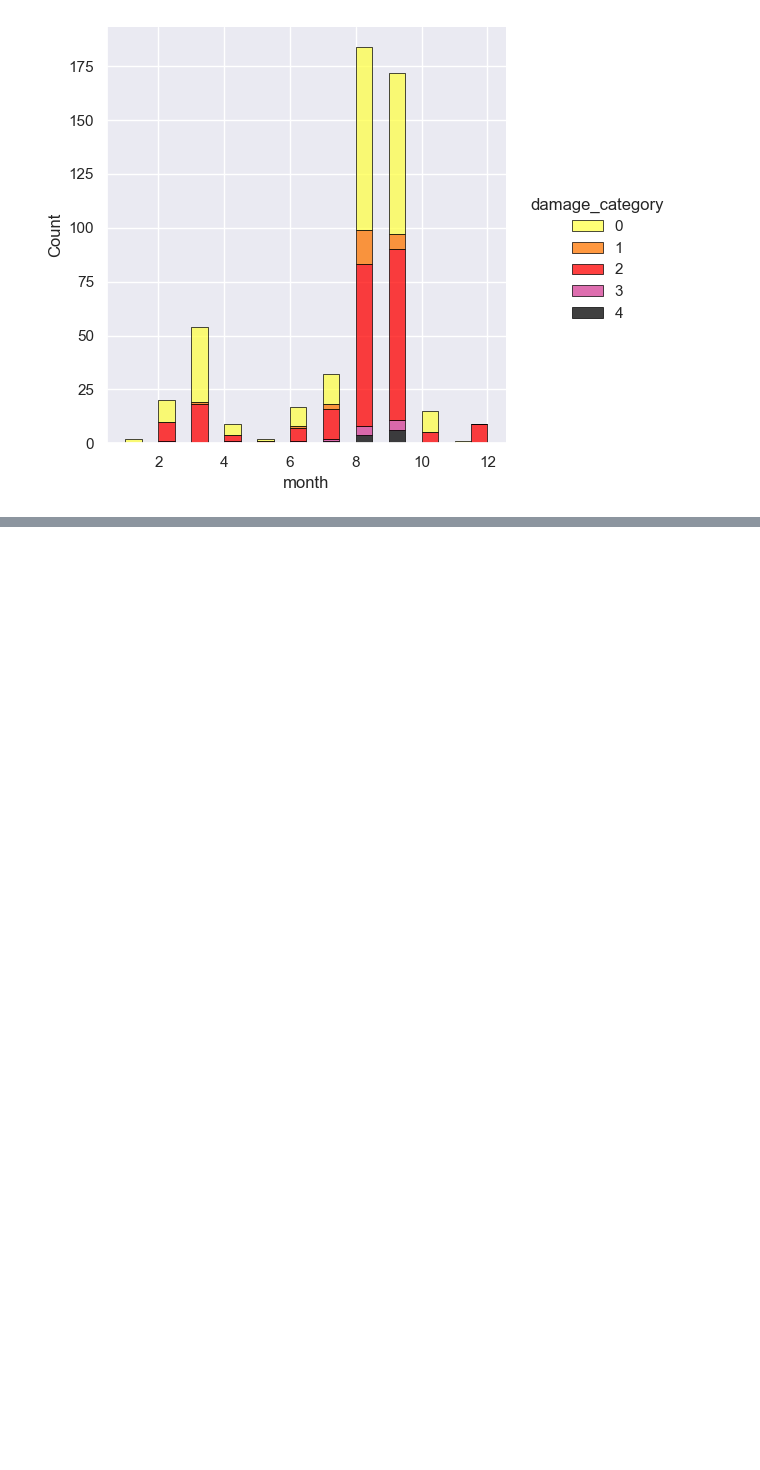
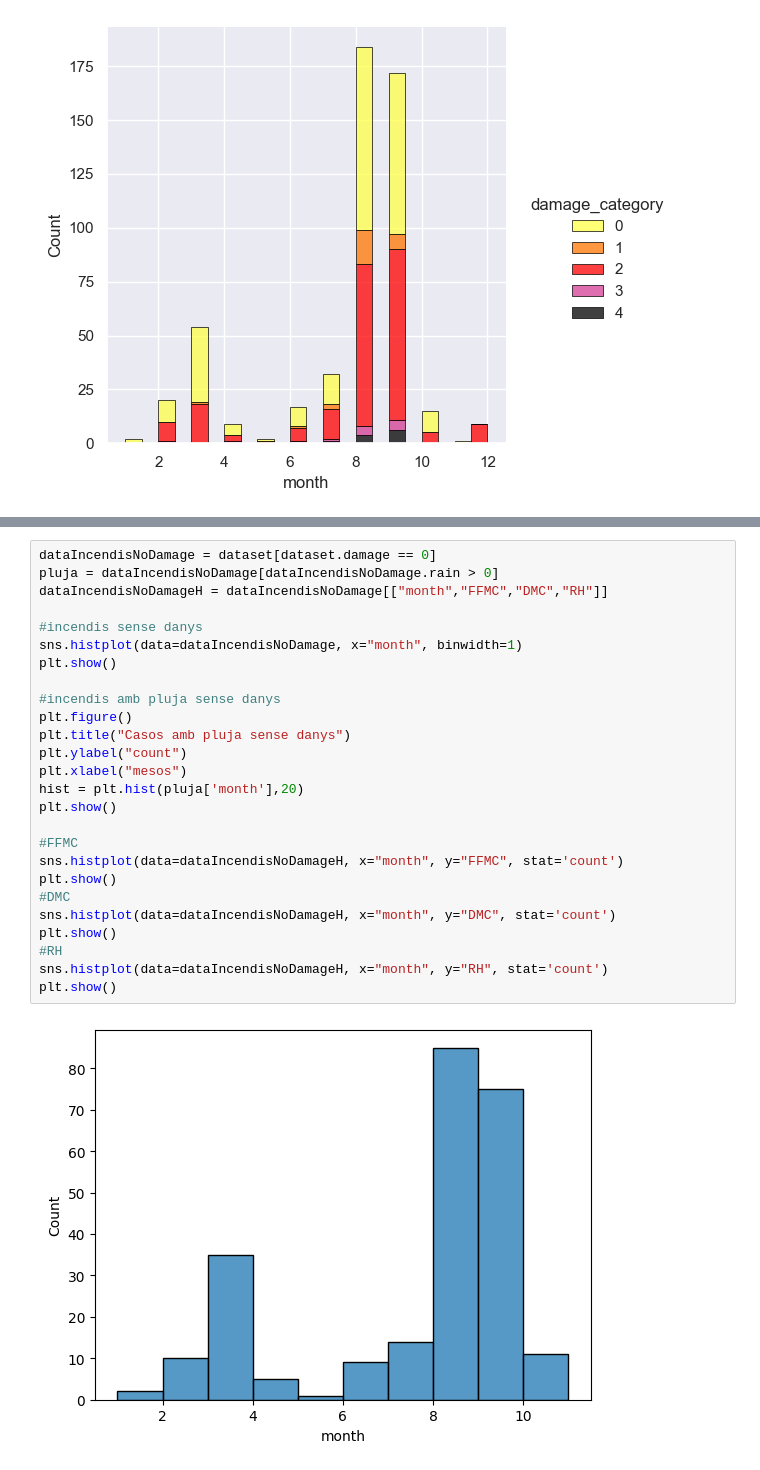
Before and after one commit to RubSimo/APC-P1, a Jupyter notebook: PRACTICA-1-APC.ipynb, the cells around one changed output, grey strips where cells are left out. Saved outputs shown, nothing was run; the diff lists cells and outputs as text; blank space fills up the shorter version.

```diff
--- a/PRACTICA-1-APC.ipynb
+++ b/PRACTICA-1-APC.ipynb
@@ -335,0 +374,28 @@ plt.show()
+# %%
+dataIncendisNoDamage = dataset[dataset.damage == 0]
+pluja = dataIncendisNoDamage[dataIncendisNoDamage.rain > 0]
+dataIncendisNoDamageH = dataIncendisNoDamage[["month","FFMC","DMC","RH"]]
+
+#incendis sense danys
+sns.histplot(data=dataIncendisNoDamage, x="month", binwidth=1)
+plt.show()
+
+#incendis amb pluja sense danys
+plt.figure()
+plt.title("Casos amb pluja sense danys")
+plt.ylabel("count")
+plt.xlabel("mesos")
+hist = plt.hist(pluja['month'],20)
+plt.show()
+
+#FFMC
+sns.histplot(data=dataIncendisNoDamageH, x="month", y="FFMC", stat='count')
+plt.show()
+#DMC
+sns.histplot(data=dataIncendisNoDamageH, x="month", y="DMC", stat='count')
+plt.show()
+#RH
+sns.histplot(data=dataIncendisNoDamageH, x="month", y="RH", stat='count')
+plt.show()
+# %% [output]
+[figure, added]
```
Also changed, not shown: parts of 12 cells of this notebook.
